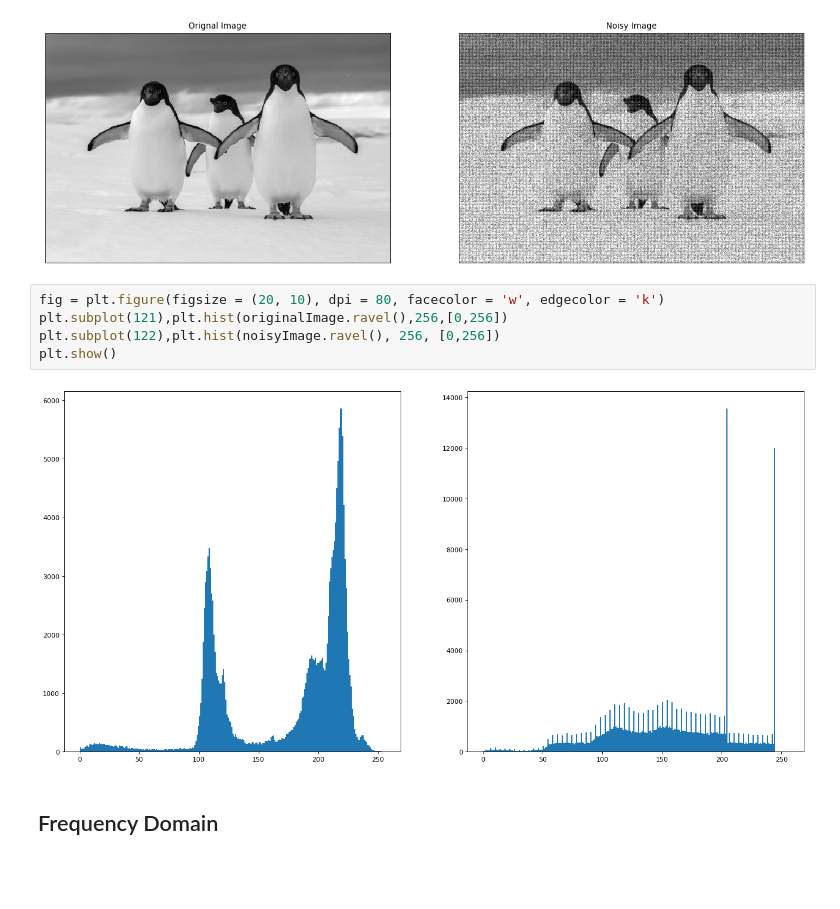
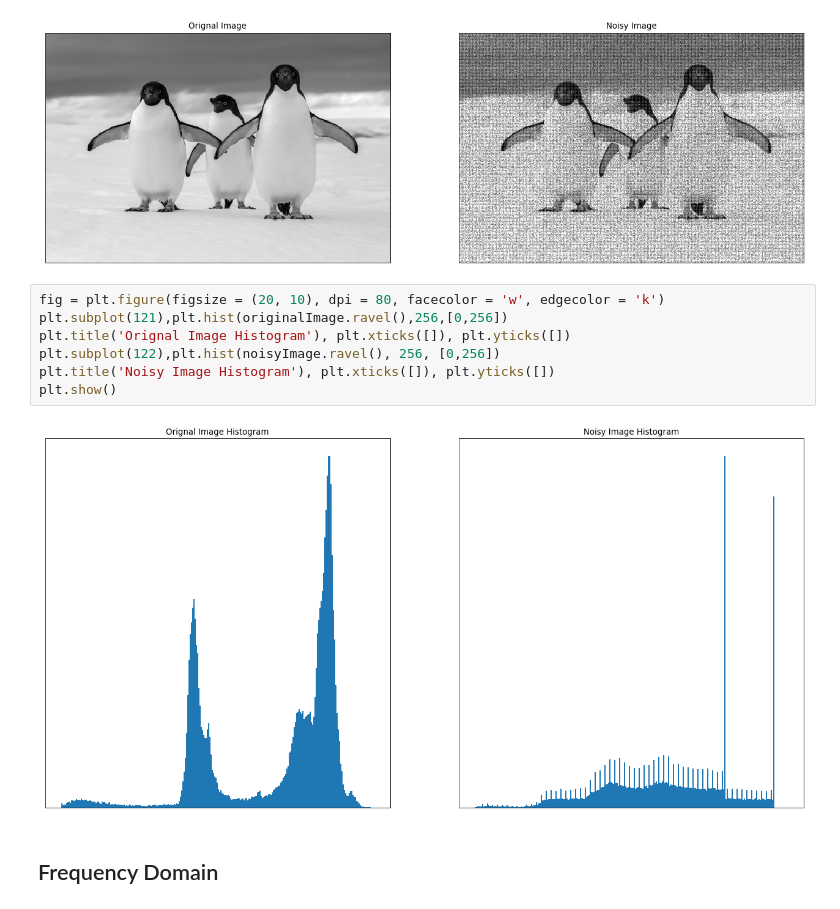
Before and after one commit to Sam-Malpass/Image-Analysis-Coursework-Exercises, a Jupyter notebook: Image Analysis Exercises.ipynb, the cells around one changed output. Cells and saved outputs as stored; diff of their text form; blank space fills up the shorter version.

```diff
--- a/Image Analysis Exercises.ipynb
+++ b/Image Analysis Exercises.ipynb
@@ -20,10 +22,12 @@ plt.show()
 # %%
 fig = plt.figure(figsize = (20, 10), dpi = 80, facecolor = 'w', edgecolor = 'k')
 plt.subplot(121),plt.hist(originalImage.ravel(),256,[0,256])
+plt.title('Orignal Image Histogram'), plt.xticks([]), plt.yticks([])
 plt.subplot(122),plt.hist(noisyImage.ravel(), 256, [0,256])
+plt.title('Noisy Image Histogram'), plt.xticks([]), plt.yticks([])
 plt.show()
 # %% [output]
-[figure, old version]
+[figure, new version]
 # %% [markdown]
 ## Frequency Domain
 # %%
```
Also changed, not shown: parts of 6 cells of this notebook.
